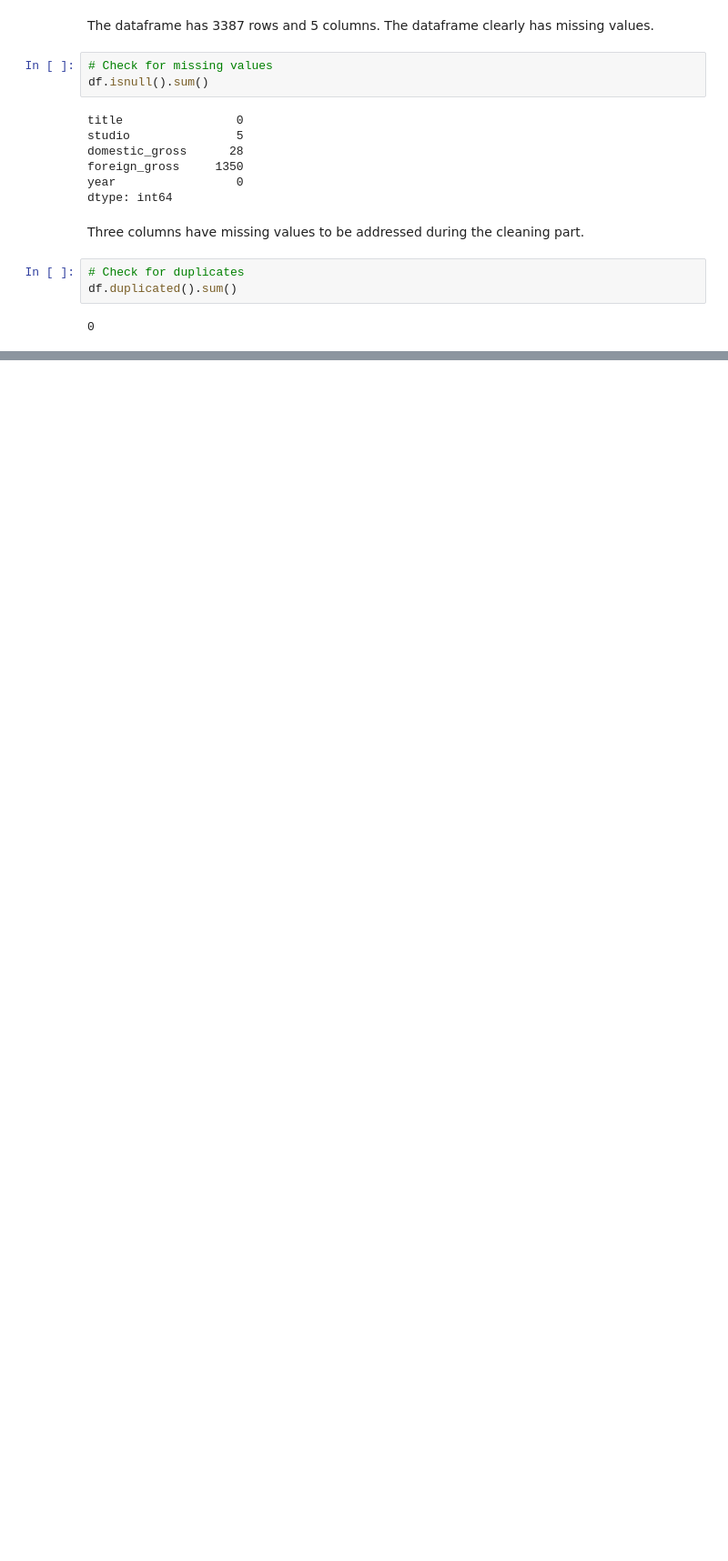
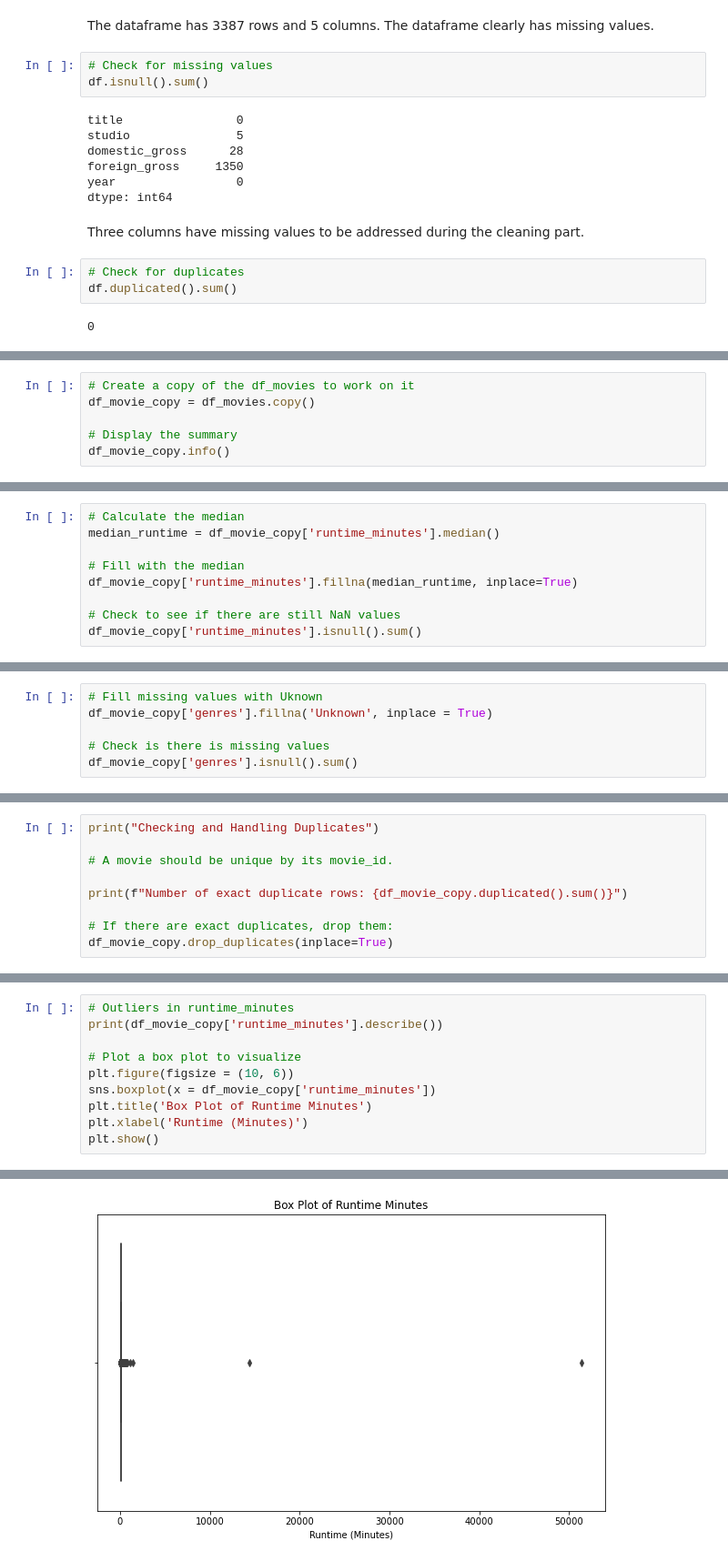
Before and after one commit to Limo-Vincent/Phase_2_project, a Jupyter notebook: student.ipynb, the cells around one changed output, grey strips where cells are left out. Shown: that part at 91% size. Saved outputs shown, nothing was run; the diff lists cells and outputs as text; blank space fills up the shorter version.

```diff
--- a/student.ipynb
+++ b/student.ipynb
@@ -235,0 +244,6 @@ df.duplicated().sum()
+# %%
+# Create a copy of the df_movies to work on it
+df_movie_copy = df_movies.copy()
+
+# Display the summary
+df_movie_copy.info()
@@ -235,0 +302,9 @@ df.duplicated().sum()
+# %%
+# Calculate the median
+median_runtime = df_movie_copy['runtime_minutes'].median()
+
+# Fill with the median
+df_movie_copy['runtime_minutes'].fillna(median_runtime, inplace=True)
+
+# Check to see if there are still NaN values
+df_movie_copy['runtime_minutes'].isnull().sum()
@@ -235,0 +333,6 @@ df.duplicated().sum()
+# %%
+# Fill missing values with Uknown
+df_movie_copy['genres'].fillna('Unknown', inplace = True)
+
+# Check is there is missing values
+df_movie_copy['genres'].isnull().sum()
@@ -235,0 +356,9 @@ df.duplicated().sum()
+# %%
+print("Checking and Handling Duplicates")
+
+# A movie should be unique by its movie_id.
+
+print(f"Number of exact duplicate rows: {df_movie_copy.duplicated().sum()}")
+
+# If there are exact duplicates, drop them:
+df_movie_copy.drop_duplicates(inplace=True)
@@ -235,0 +397,11 @@ df.duplicated().sum()
+# %%
+# Outliers in runtime_minutes
+print(df_movie_copy['runtime_minutes'].describe())
+
+# Plot a box plot to visualize
+plt.figure(figsize = (10, 6))
+sns.boxplot(x = df_movie_copy['runtime_minutes'])
+plt.title('Box Plot of Runtime Minutes')
+plt.xlabel('Runtime (Minutes)')
+plt.show()
+# %% [output]
@@ -235,0 +417 @@ df.duplicated().sum()
+[figure, added]
```
Also changed, not shown: parts of 97 cells of this notebook, 1 other file.
